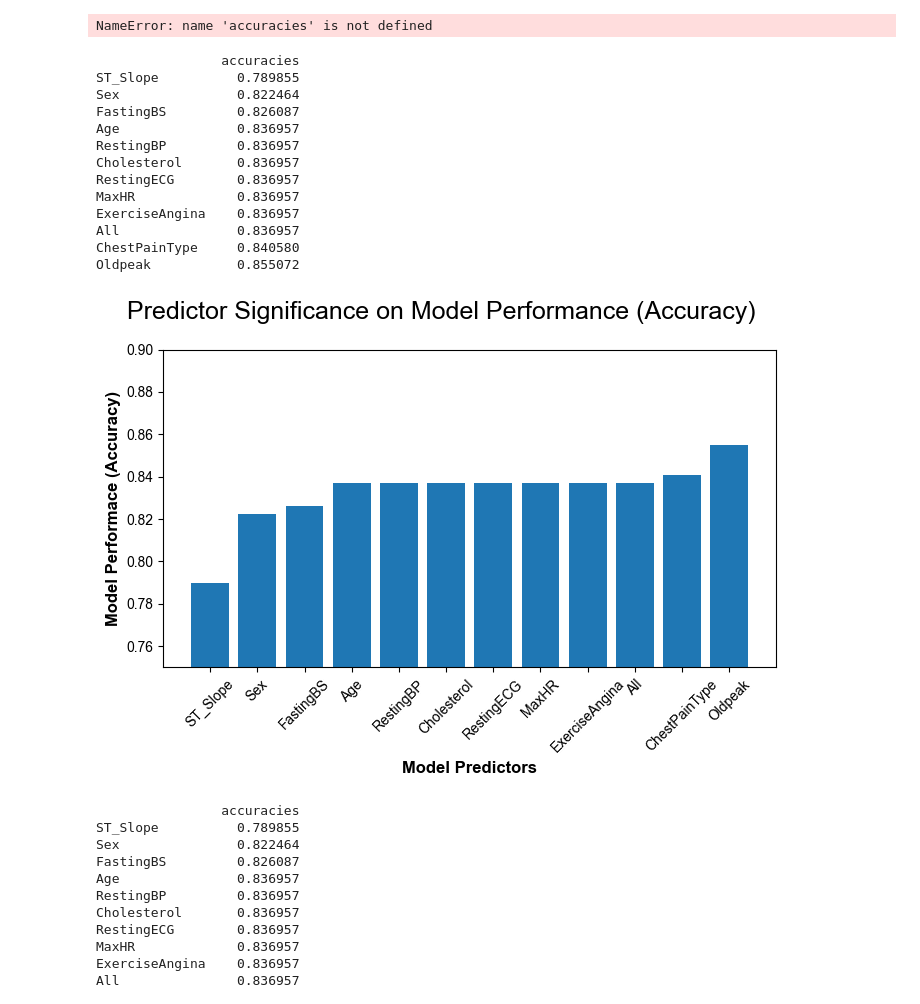
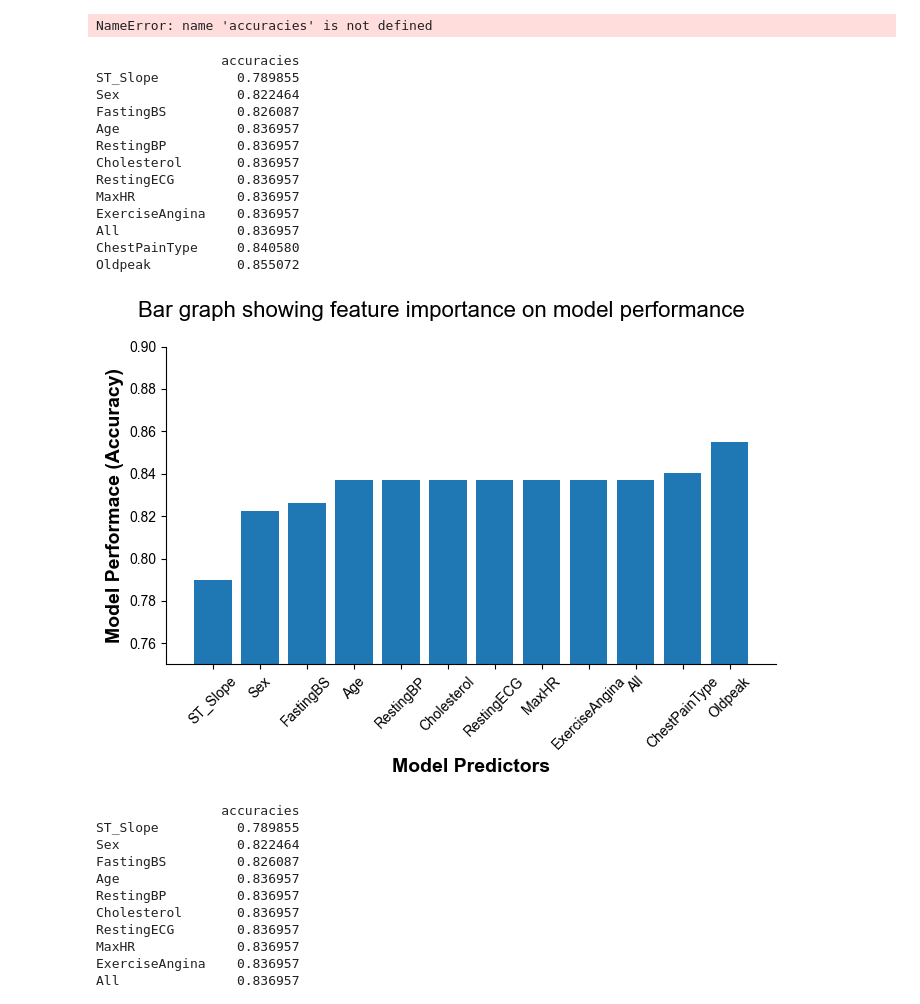
Before and after one commit to anupgp/Heart-Failure-Prediction, a Jupyter notebook: src/main_anup_pillai.ipynb, the cells around one changed output. Cells and saved outputs as stored; diff of their text form; code cells hidden in the pictures.

```diff
--- a/src/main_anup_pillai.ipynb
+++ b/src/main_anup_pillai.ipynb
@@ -433,33 +433,35 @@ NameError: name 'accuracies' is not defined
 # %%
 accuracies_df = pd.read_csv("../data/predictor_strength_analysis.csv",index_col=0)
 print(accuracies_df)
 fh = plt.figure(figsize=(7,5))
 ax = fh.add_subplot()
 ax.bar(accuracies_df.index.to_list(),accuracies_df["accuracies"])
 ax.set_ylim([0.75,0.9])
 plt.xticks(rotation=45,fontsize=12,font='Arial')
 plt.yticks(rotation=0,fontsize=12,font='Arial')
-ax.set_xlabel("Model Predictors",fontsize=12,font='Arial',fontweight='bold')
-ax.set_ylabel("Model Performace (Accuracy)",fontsize=12,font='Arial',fontweight='bold')
-fh.suptitle("Predictor Significance on Model Performance (Accuracy)",fontsize=18,font="Arial")
+ax.set_xlabel("Model Predictors",fontsize=14,font='Arial',fontweight='bold')
+ax.set_ylabel("Model Performace (Accuracy)",fontsize=14,font='Arial',fontweight='bold')
+fh.suptitle("Bar graph showing feature importance on model performance",fontsize=16,font="Arial")
+ax.spines['right'].set_visible(False)
+ax.spines['top'].set_visible(False)
 plt.tight_layout()
 fh.savefig("../figures/anup_figures/strength_of_predctors_decision_tree_anup_pillai.png")
 plt.show()
 # %% [output]
                 accuracies
 ST_Slope          0.789855
 Sex               0.822464
 FastingBS         0.826087
 Age               0.836957
 RestingBP         0.836957
 Cholesterol       0.836957
 RestingECG        0.836957
 MaxHR             0.836957
 ExerciseAngina    0.836957
 All               0.836957
 ChestPainType     0.840580
 Oldpeak           0.855072
-[figure, old version]
+[figure, new version]
 # %%
 accuracies_df_just_all = accuracies_df.loc[["All"]]
 print(accuracies_df)
```
Also changed, not shown: parts of 1 cell of this notebook, 1 other file.
